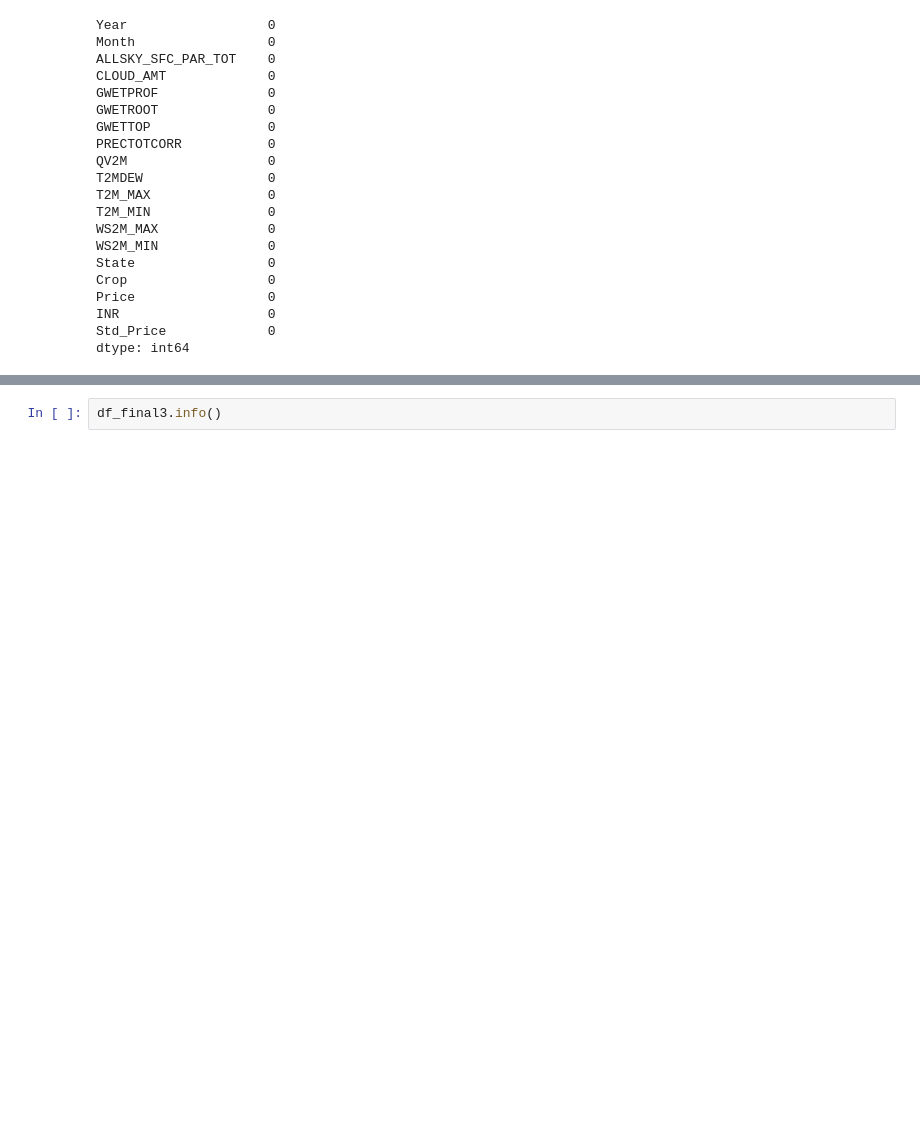
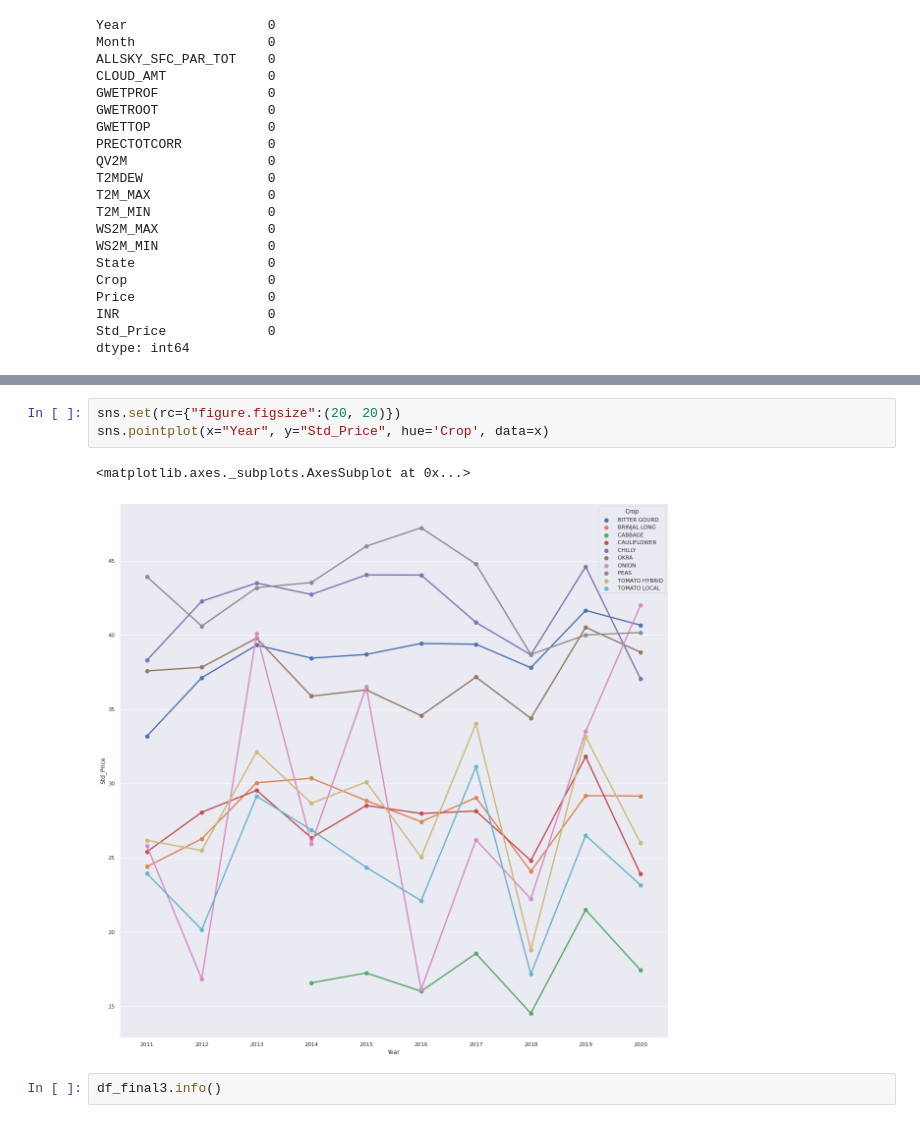
Before and after one commit to gkakani1/Exploratory_Data_Analysis, a Jupyter notebook: Code/EDA/final_Datasets_EDA/final_Combined_Dataset.ipynb, the cells around one changed output, grey strips where cells are left out. Saved outputs shown, nothing was run; the diff lists cells and outputs as text; blank space fills up the shorter version.

```diff
--- a/Code/EDA/final_Datasets_EDA/final_Combined_Dataset.ipynb
+++ b/Code/EDA/final_Datasets_EDA/final_Combined_Dataset.ipynb
@@ -1084,3 +1095,9 @@ df_final3.describe()
+# %%
+sns.set(rc={"figure.figsize":(20, 20)})
+sns.pointplot(x="Year", y="Std_Price", hue='Crop', data=x)
+# %% [output]
+<matplotlib.axes._subplots.AxesSubplot at 0x...>
+[figure, added]
 # %%
 df_final3.info()
 # %% [output]
```
Also changed, not shown: parts of 4 cells of this notebook.
